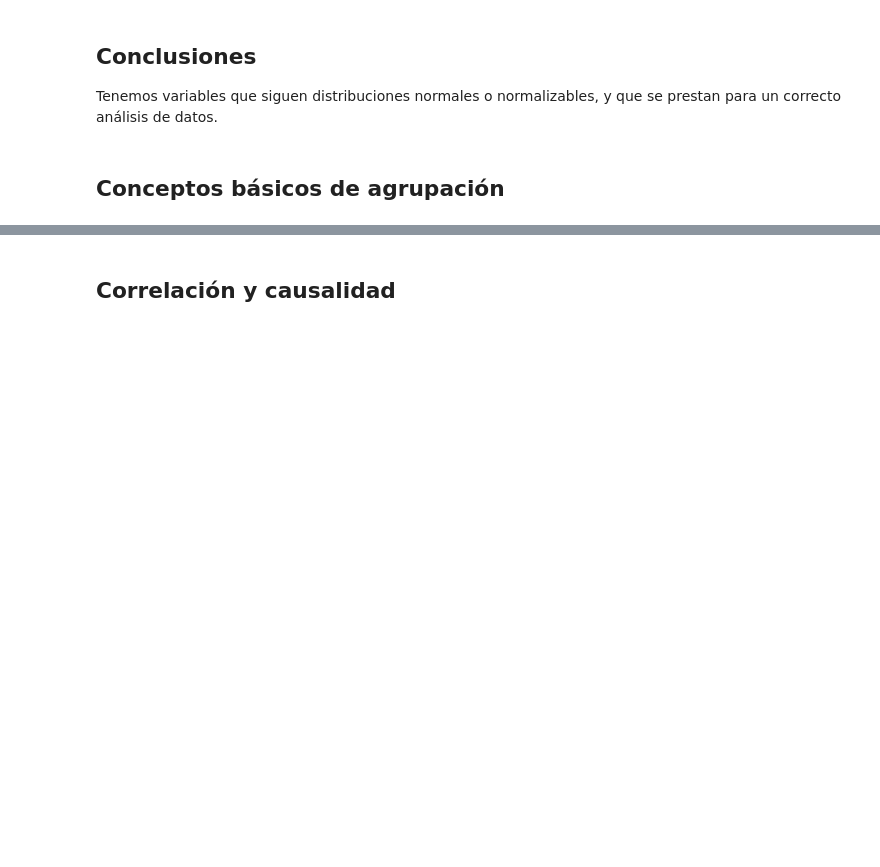
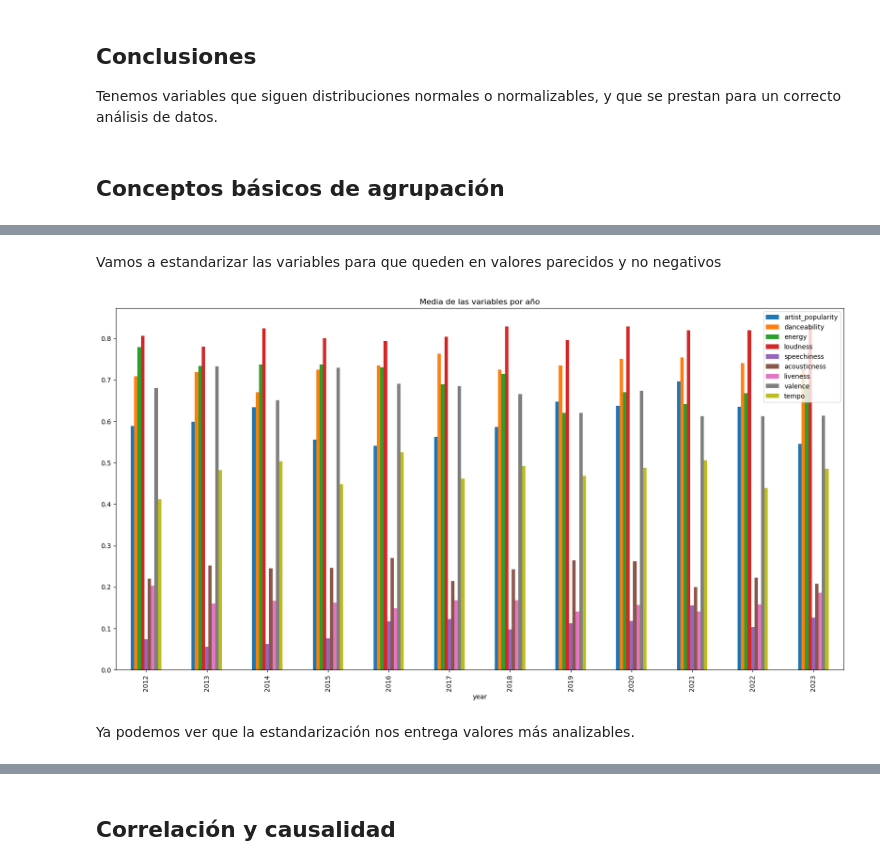
Before and after one commit to DrThorium/Zoet, a Jupyter notebook: main.ipynb, the cells around one changed output, grey strips where cells are left out. Saved outputs shown, nothing was run; the diff lists cells and outputs as text; code cells hidden in the pictures; blank space fills up the shorter version.

```diff
--- a/main.ipynb
+++ b/main.ipynb
@@ -252,0 +261,24 @@ Tenemos variables que siguen distribuciones normales o normalizables, y que se p
+# %% [markdown]
+Vamos a estandarizar las variables para que queden en valores parecidos y no negativos
+# %%
+# Estandarización de todas las variables para que queden parecidos y no negativas
+
+from sklearn.preprocessing import StandardScaler
+
+# Estandarización entre 0-1
+
+from sklearn.preprocessing import MinMaxScaler
+
+scaler = MinMaxScaler()
+
+df[['artist_popularity','danceability', 'energy', 'loudness', 'speechiness', 'acousticness', 'liveness', 'valence', 'tempo']] = scaler.fit_transform(df[['artist_popularity','danceability', 'energy', 'loudness', 'speechiness', 'acousticness', 'liveness', 'valence', 'tempo']])
+
+
+
+df.groupby('year').mean().plot(kind='bar', figsize=(20,10))
+plt.title('Media de las variables por año')
+plt.savefig('media_variables_por_año.png')
+# %% [output]
+[figure, added]
+# %% [markdown]
+Ya podemos ver que la estandarización nos entrega valores más analizables.
```
Also changed, not shown: parts of 12 cells of this notebook, 7 other files.
